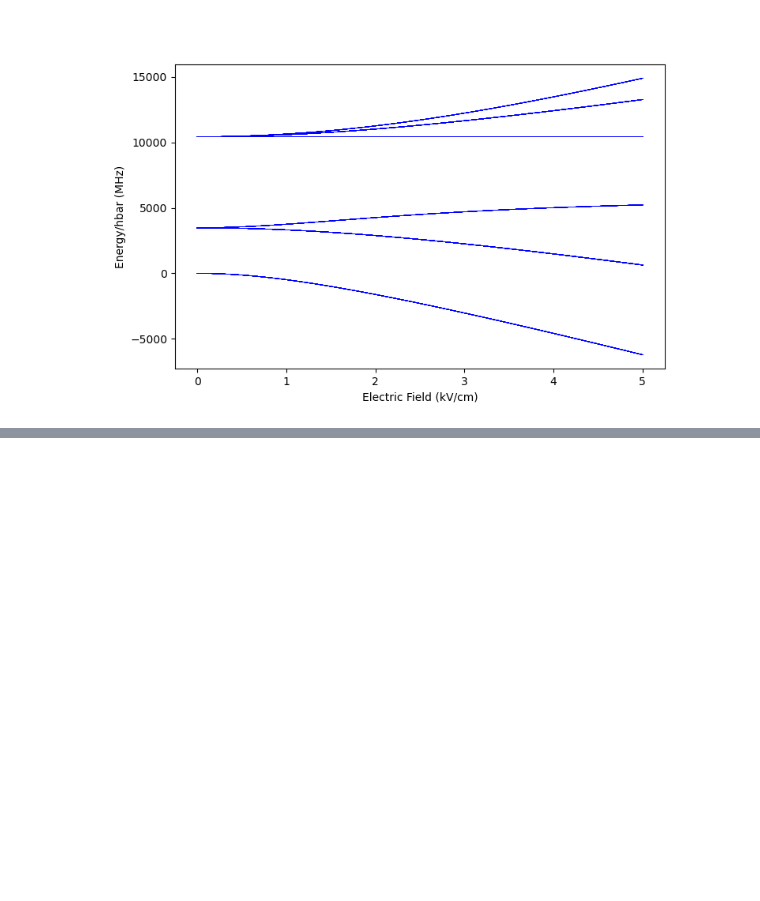
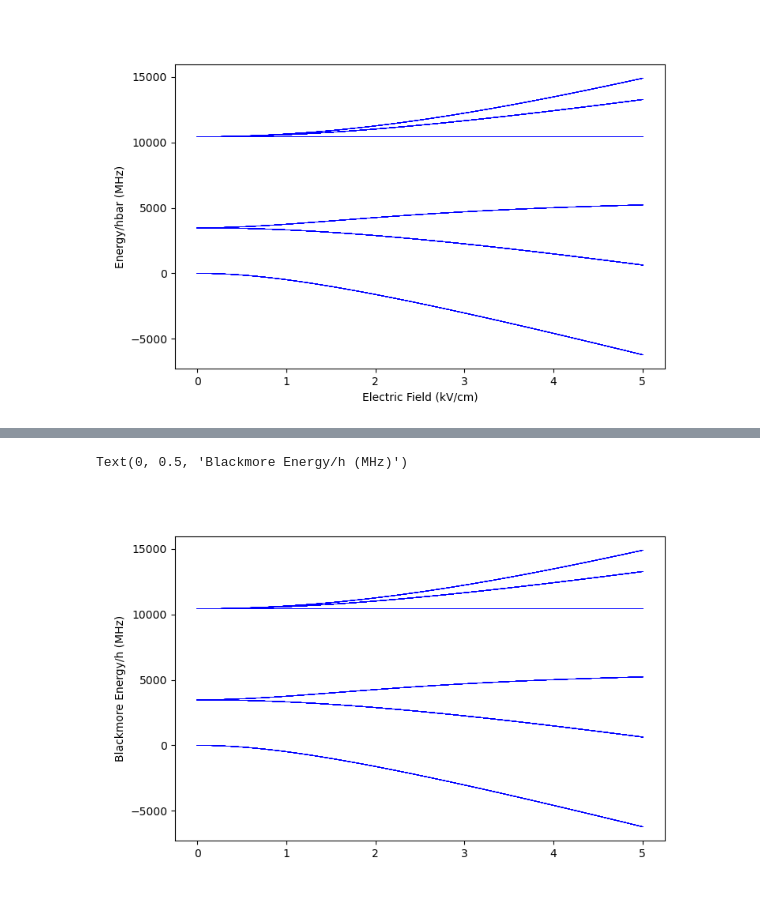
Before and after one commit to pmeshkov/PHY487Research, a Jupyter notebook: NaCs_dc_stark/NaCs_dc_stark_decoupled.ipynb, the cells around one changed output, grey strips where cells are left out. Drawn from its saved outputs; the diff is of its cells as text; code cells hidden in the pictures; blank space fills up the shorter version.

```diff
--- a/NaCs_dc_stark/NaCs_dc_stark_decoupled.ipynb
+++ b/NaCs_dc_stark/NaCs_dc_stark_decoupled.ipynb
@@ -502,0 +585,10 @@ Text(0.5, 0, 'Electric Field (kV/cm)')
+# %%
+pyplot.close()
+
+fig, ax = pyplot.subplots(figsize=(8, 5))
+
+ax.plot(E*1e-5, energies[:,:]*1e-6/h, color='b', linewidth=0.5)
+ax.set_ylabel("Blackmore Energy/h (MHz)")
+# %% [output]
+Text(0, 0.5, 'Blackmore Energy/h (MHz)')
+[figure, added]
```
Also changed, not shown: parts of 10 cells of this notebook, 5 other files.
